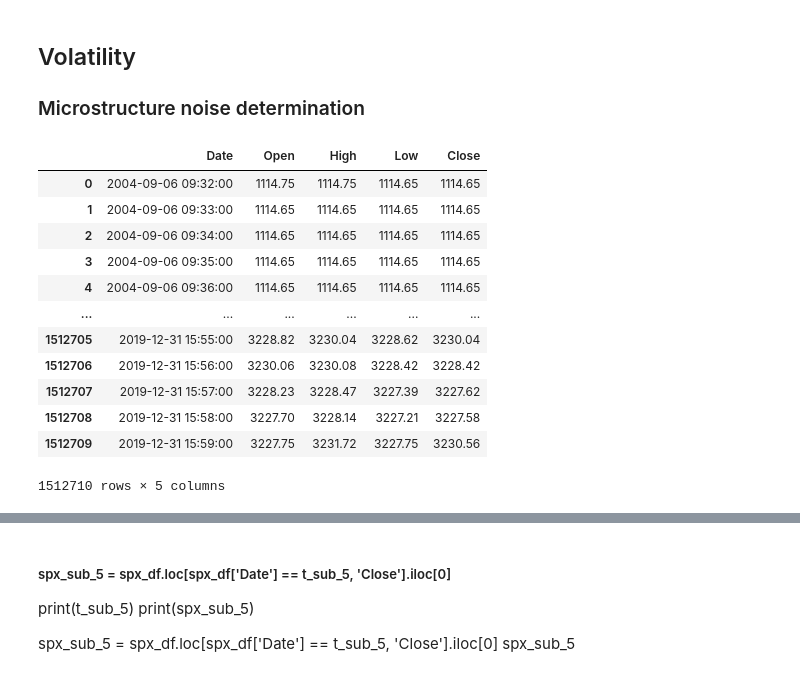
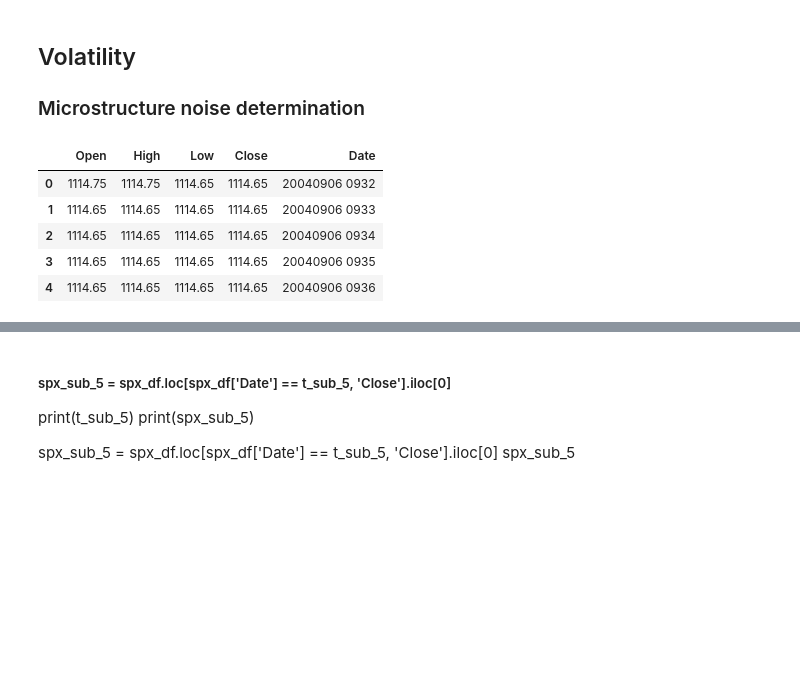
Before and after one commit to stephanieroman2020/FinalProject, a Jupyter notebook: Feature Generation, Volatility.ipynb, the cells around one changed output, grey strips where cells are left out. Saved outputs shown, nothing was run; the diff lists cells and outputs as text; code cells hidden in the pictures; blank space fills up the shorter version.

```diff
--- a/Feature Generation, Volatility.ipynb
+++ b/Feature Generation, Volatility.ipynb
@@ -21,17 +11,36 @@ tweet_df = tweet_df.rename(columns={"Date Ti": "Date T_0", "SPX Ti": "SPX T_0",
+# %%
+#Load in dataframes
+spx_2019_df = pd.read_csv("FinalProject- SR/Resources/SPX_2004_2019.csv")
+spx_2019_df.columns = ["Date", "Open", "High", "Low", "Close"]
+
+spx_2020_df = pd.read_csv("FinalProject- SR/Resources/SPX_2020_2020.csv")
+spx_2020_df.columns = ["Date", "Open", "High", "Low", "Close"]
+
+spx_df = pd.concat([spx_2019_df, spx_2020_df], ignore_index=True)
+
+spx_df_dates = []
+for row, index in spx_df.iterrows():
+    try:
+        spx_df_date = (datetime.strptime(index['Date'], '%Y-%m-%d %H:%M:%S')).strftime('%Y%m%d %H%M')
+        spx_df_dates.append(spx_df_date)
+    except ValueError:
+        try:
+            spx_df_date = (datetime.strptime(index['Date'], '%Y.%m.%d %H:%M:%S')).strftime('%Y%m%d %H%M')
+            spx_df_dates.append(spx_df_date)
+        except ValueError:
+            spx_df.dates.append("Date Error")
+
+
+spx_df['Date2'] = spx_df_dates
 # %%
 #SPX Full Data
-spx_df
+spx_df = spx_df.drop(columns=['Date'])
+spx_df = spx_df.rename(columns={"Date2": "Date"})
+spx_df.head()
 # %% [output]
-|  | Date | Open | High | Low | Close |
-| 0 | 2004-09-06 09:32:00 | 1114.75 | 1114.75 | 1114.65 | 1114.65 |
-| 1 | 2004-09-06 09:33:00 | 1114.65 | 1114.65 | 1114.65 | 1114.65 |
-| 2 | 2004-09-06 09:34:00 | 1114.65 | 1114.65 | 1114.65 | 1114.65 |
-| 3 | 2004-09-06 09:35:00 | 1114.65 | 1114.65 | 1114.65 | 1114.65 |
-| 4 | 2004-09-06 09:36:00 | 1114.65 | 1114.65 | 1114.65 | 1114.65 |
-| ... | ... | ... | ... | ... | ... |
-| 1512705 | 2019-12-31 15:55:00 | 3228.82 | 3230.04 | 3228.62 | 3230.04 |
-| 1512706 | 2019-12-31 15:56:00 | 3230.06 | 3230.08 | 3228.42 | 3228.42 |
-| 1512707 | 2019-12-31 15:57:00 | 3228.23 | 3228.47 | 3227.39 | 3227.62 |
-| 1512708 | 2019-12-31 15:58:00 | 3227.70 | 3228.14 | 3227.21 | 3227.58 |
-| 1512709 | 2019-12-31 15:59:00 | 3227.75 | 3231.72 | 3227.75 | 3230.56 |
+|  | Open | High | Low | Close | Date |
+| 0 | 1114.75 | 1114.75 | 1114.65 | 1114.65 | 20040906 0932 |
+| 1 | 1114.65 | 1114.65 | 1114.65 | 1114.65 | 20040906 0933 |
+| 2 | 1114.65 | 1114.65 | 1114.65 | 1114.65 | 20040906 0934 |
+| 3 | 1114.65 | 1114.65 | 1114.65 | 1114.65 | 20040906 0935 |
+| 4 | 1114.65 | 1114.65 | 1114.65 | 1114.65 | 20040906 0936 |
-1512710 rows × 5 columns
```
Also changed, not shown: parts of 22 cells of this notebook, 1 other file.
